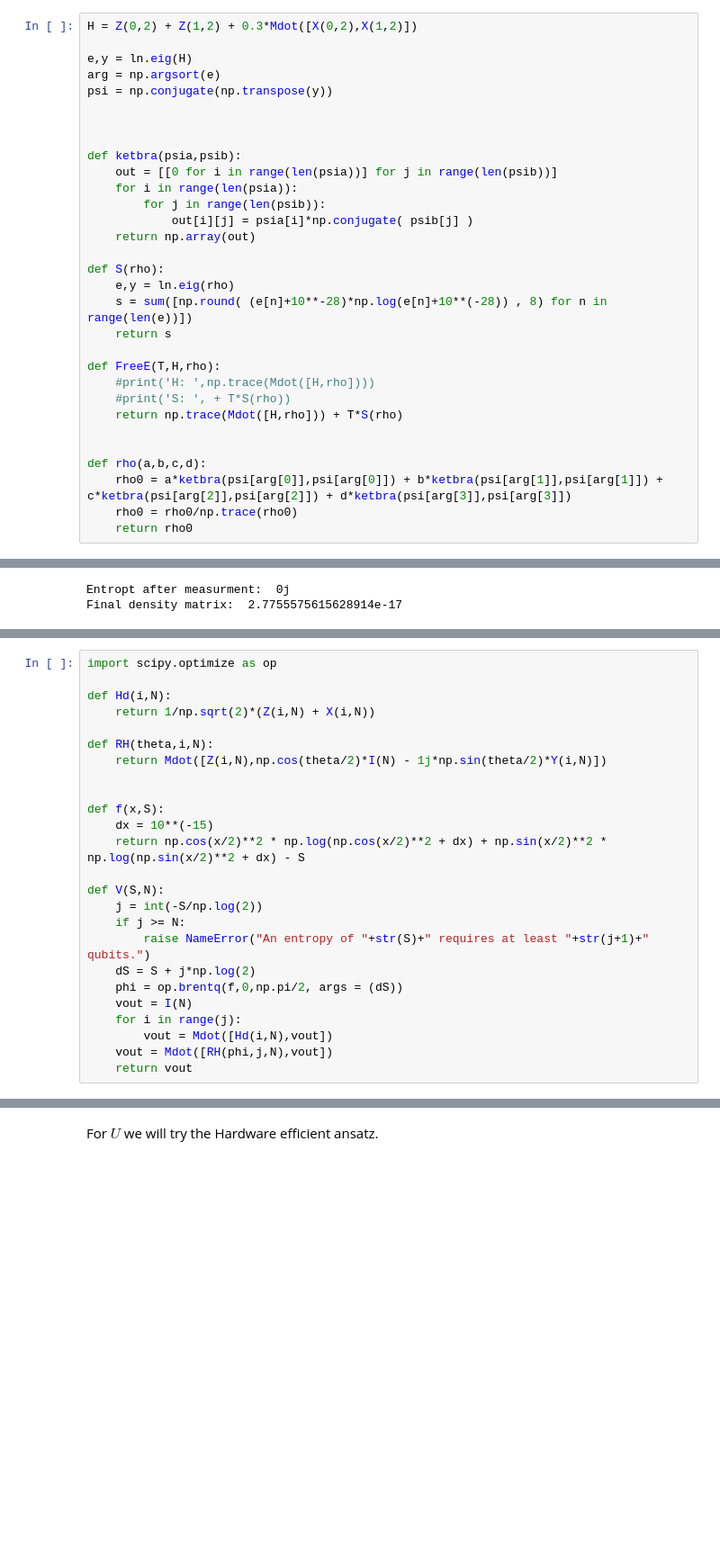
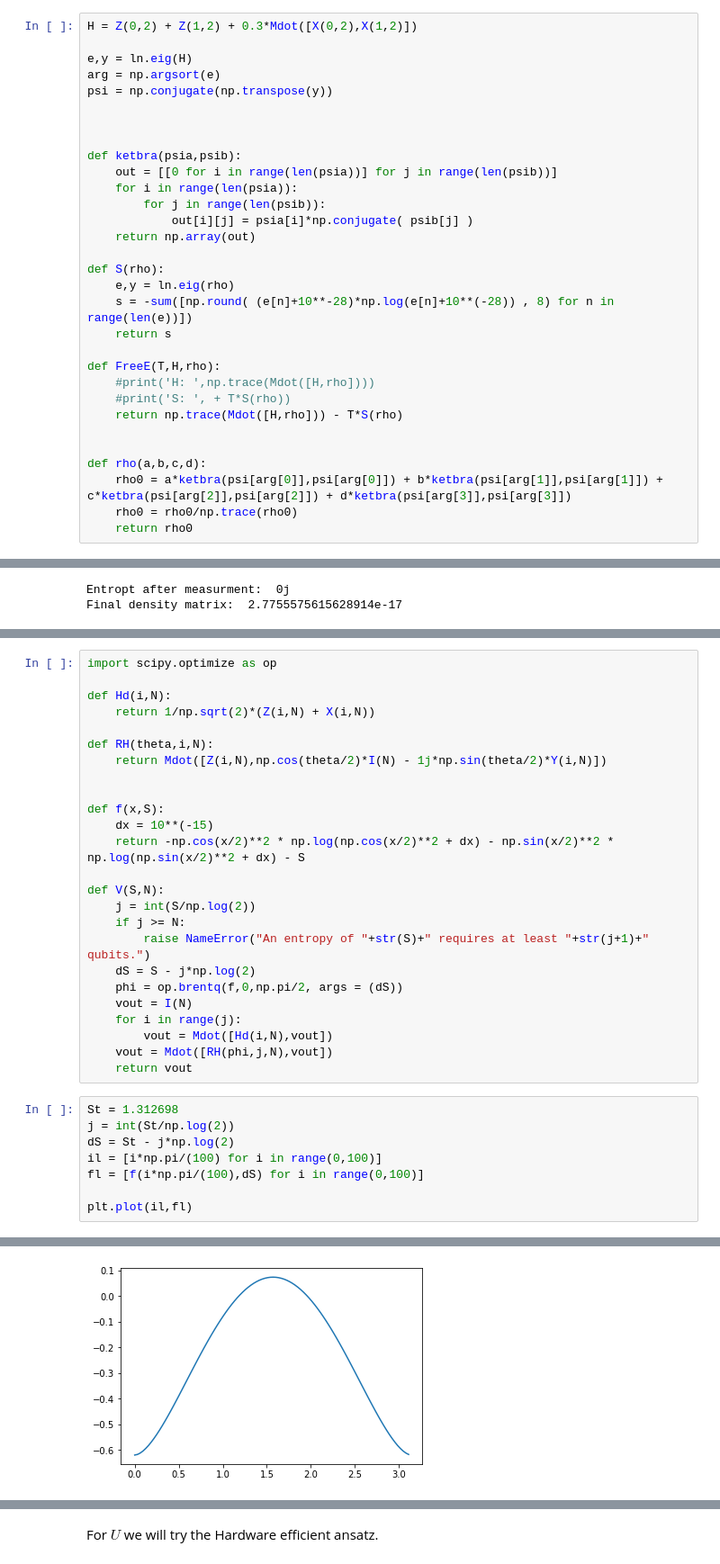
Before and after one commit to immoth/Hubbard_summetries, a Jupyter notebook: Entropy/Minimize_Free_Energy.ipynb, the cells around one changed output, grey strips where cells are left out. Shown: that part at 90% size. Drawn from its saved outputs; the diff is of its cells as text; blank space fills up the shorter version.

```diff
--- a/Entropy/Minimize_Free_Energy.ipynb
+++ b/Entropy/Minimize_Free_Energy.ipynb
@@ -42,13 +42,13 @@ def ketbra(psia,psib):
 
 def S(rho):
     e,y = ln.eig(rho)
-    s = sum([np.round( (e[n]+10**-28)*np.log(e[n]+10**(-28)) , 8) for n in range(len(e))])
+    s = -sum([np.round( (e[n]+10**-28)*np.log(e[n]+10**(-28)) , 8) for n in range(len(e))])
     return s
 
 def FreeE(T,H,rho):
     #print('H: ',np.trace(Mdot([H,rho])))
     #print('S: ', + T*S(rho))
-    return np.trace(Mdot([H,rho])) + T*S(rho)
+    return np.trace(Mdot([H,rho])) - T*S(rho)
 
 
 def rho(a,b,c,d):
@@ -214,16 +214,25 @@ def RH(theta,i,N):
 
 def f(x,S):
     dx = 10**(-15)
-    return np.cos(x/2)**2 * np.log(np.cos(x/2)**2 + dx) + np.sin(x/2)**2 * np.log(np.sin(x/2)**2 + dx) - S
+    return -np.cos(x/2)**2 * np.log(np.cos(x/2)**2 + dx) - np.sin(x/2)**2 * np.log(np.sin(x/2)**2 + dx) - S
 
 def V(S,N):
-    j = int(-S/np.log(2))
+    j = int(S/np.log(2))
     if j >= N:
         raise NameError("An entropy of "+str(S)+" requires at least "+str(j+1)+" qubits.")
-    dS = S + j*np.log(2)
+    dS = S - j*np.log(2)
     phi = op.brentq(f,0,np.pi/2, args = (dS))
     vout = I(N)
     for i in range(j):
         vout = Mdot([Hd(i,N),vout])
     vout = Mdot([RH(phi,j,N),vout])
     return vout
+# %%
+St = 1.312698
+j = int(St/np.log(2))
+dS = St - j*np.log(2)
+il = [i*np.pi/(100) for i in range(0,100)]
+fl = [f(i*np.pi/(100),dS) for i in range(0,100)]
+
+plt.plot(il,fl)
+# %% [output]
@@ -230,2 +240,3 @@ def V(S,N):
+[figure, added]
 # %%
 N=2
```
Also changed, not shown: parts of 9 cells of this notebook, 17 other files.
